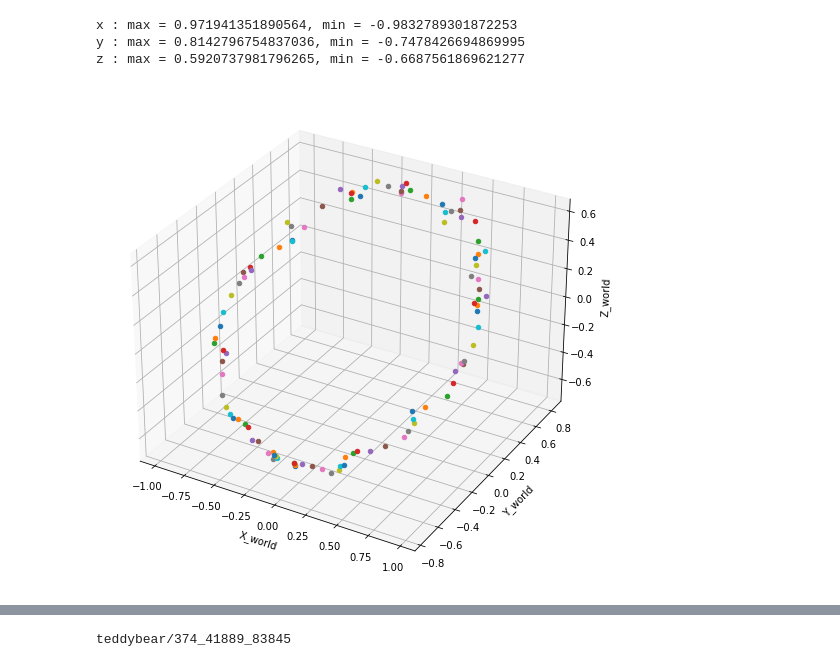
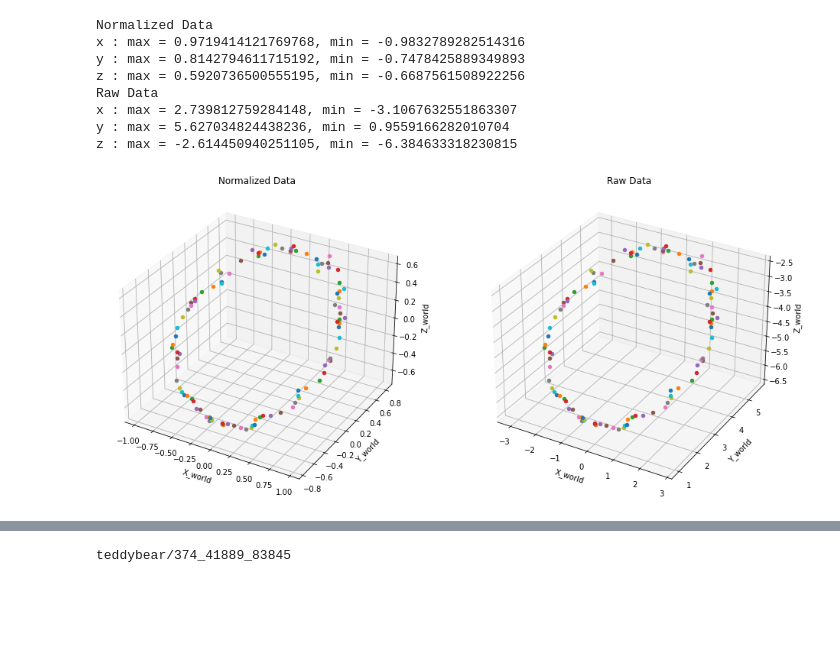
Before and after one commit to nogoing/CameraOptim, a Jupyter notebook: test_notebook.ipynb, the cells around one changed output, grey strips where cells are left out. Cells and saved outputs as stored; diff of their text form; code cells hidden in the pictures; blank space fills up the shorter version.

Commit message:
data loader 대충 끝

```diff
--- a/test_notebook.ipynb
+++ b/test_notebook.ipynb
@@ -20,0 +20,6 @@ from dataloader.co3d_utils import *
+# %%
+with open("D:/CO3D/teddybear/38_1655_5016/frame_annotations_file.json", 'r') as f:
+    j = json.load(f)
+# %%
+with open("D:/CO3D/teddybear/118_13866_29439/frame_annotations_file.json", 'r') as f:
+    j2 = json.load(f)
@@ -34,7 +66,7 @@ class Arrow3D(FancyArrowPatch):
         self.set_positions((xs[0],ys[0]),(xs[1],ys[1]))
         FancyArrowPatch.draw(self, renderer)
 # %%
-seq_imgs, seq_masks, seq_c2ws, seq_intrinsics = read_seq_data("./test_dataset/38_1655_5016", normalization=True)
+seq_imgs, seq_masks, seq_c2ws, seq_intrinsics = read_seq_data("D:/CO3D/teddybear/38_1655_5016", normalization=True)
 
 print(len(seq_imgs), len(seq_masks), len(seq_c2ws), len(seq_intrinsics))
 
@@ -57,12 +89,12 @@ tensor([[523.4543,   0.0000, 239.5000,   0.0000],
 # %%
-seq_imgs, seq_masks, seq_c2ws_unscaling, seq_intrinsics = read_seq_data("./test_dataset/38_1655_5016", normalization=False)
+seq_imgs, seq_masks, seq_c2ws_unscaling, seq_intrinsics_unscaling = read_seq_data("D:/CO3D/teddybear/38_1655_5016", normalization=False)
 
-print(len(seq_imgs), len(seq_masks), len(seq_c2ws_unscaling), len(seq_intrinsics))
+print(len(seq_imgs), len(seq_masks), len(seq_c2ws_unscaling), len(seq_intrinsics_unscaling))
 
 print(seq_imgs[0])
 print(seq_masks[0])
 print(seq_c2ws_unscaling[0])
-print(seq_intrinsics[0])
+print(seq_intrinsics_unscaling[0])
 # %% [output]
 102 102 102 102
 teddybear/38_1655_5016/images/frame000001.jpg
@@ -78,31 +110,73 @@ tensor([[523.4543,   0.0000, 239.5000,   0.0000],
 # %%
-plt.figure(figsize=(16, 9))
-ax = plt.axes(projection='3d')
+fig = plt.figure(figsize=(16, 9))
+
+#####################
+ax = fig.add_subplot(1, 2, 1, projection='3d')
+
+ax.set_title("Normalized Data")
+
 ax.set_xlabel("X_world")
 ax.set_ylabel("Y_world")
 ax.set_zlabel("Z_world")
 # ax.set_xlim3d(-1, 1)
 # ax.set_ylim3d(-1, 1)
 # ax.set_zlim3d(-1, 1)
 
 # Data for three-dimensional scattered points
 xs = []
 ys = []
 zs = []
 
 for seq_c2w in seq_c2ws:
-    x, y, z = seq_c2w[:3, 3].numpy()
+    x, y, z = seq_c2w[:3, 3]
     xs.append(x)
     ys.append(y)
     zs.append(z)
 
     ax.scatter3D(x, y, z, cmap='Greens')
 
+print("Normalized Data")
 print(f"x : max = {max(xs)}, min = {min(xs)}")
 print(f"y : max = {max(ys)}, min = {min(ys)}")
 print(f"z : max = {max(zs)}, min = {min(zs)}")
+
+
+#####################
+ax = fig.add_subplot(1, 2, 2, projection='3d')
+
+ax.set_title("Raw Data")
+
+ax.set_xlabel("X_world")
+ax.set_ylabel("Y_world")
+ax.set_zlabel("Z_world")
+# ax.set_xlim3d(-1, 1)
+# ax.set_ylim3d(-1, 1)
+# ax.set_zlim3d(-1, 1)
+
+# Data for three-dimensional scattered points
+xs = []
+ys = []
+zs = []
+
+for seq_c2w in seq_c2ws_unscaling:
+    x, y, z = seq_c2w[:3, 3]
+    xs.append(x)
+    ys.append(y)
+    zs.append(z)
+
+    ax.scatter3D(x, y, z, cmap='Greens')
+
+print("Raw Data")
+print(f"x : max = {max(xs)}, min = {min(xs)}")
+print(f"y : max = {max(ys)}, min = {min(ys)}")
+print(f"z : max = {max(zs)}, min = {min(zs)}")
 # %% [output]
-x : max = 0.971941351890564, min = -0.9832789301872253
-y : max = 0.8142796754837036, min = -0.7478426694869995
-z : max = 0.5920737981796265, min = -0.6687561869621277
+Normalized Data
+x : max = 0.9719414121769768, min = -0.9832789282514316
+y : max = 0.8142794611715192, min = -0.7478425889349893
+z : max = 0.5920736500555195, min = -0.6687561508922256
+Raw Data
+x : max = 2.739812759284148, min = -3.1067632551863307
+y : max = 5.627034824438236, min = 0.9559166282010704
+z : max = -2.614450940251105, min = -6.384633318230815
-[figure, old version]
+[figure, new version]
```
Also changed, not shown: parts of 76 cells of this notebook, 4 other files.
